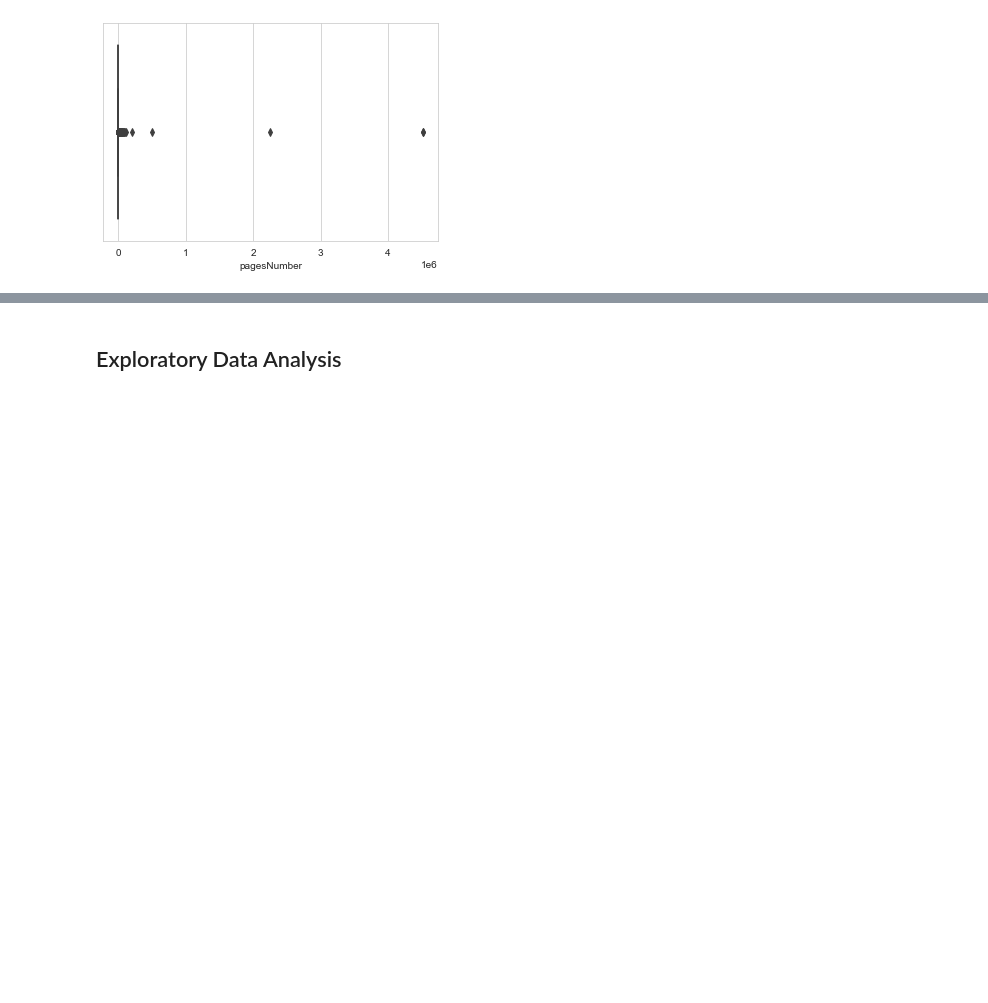
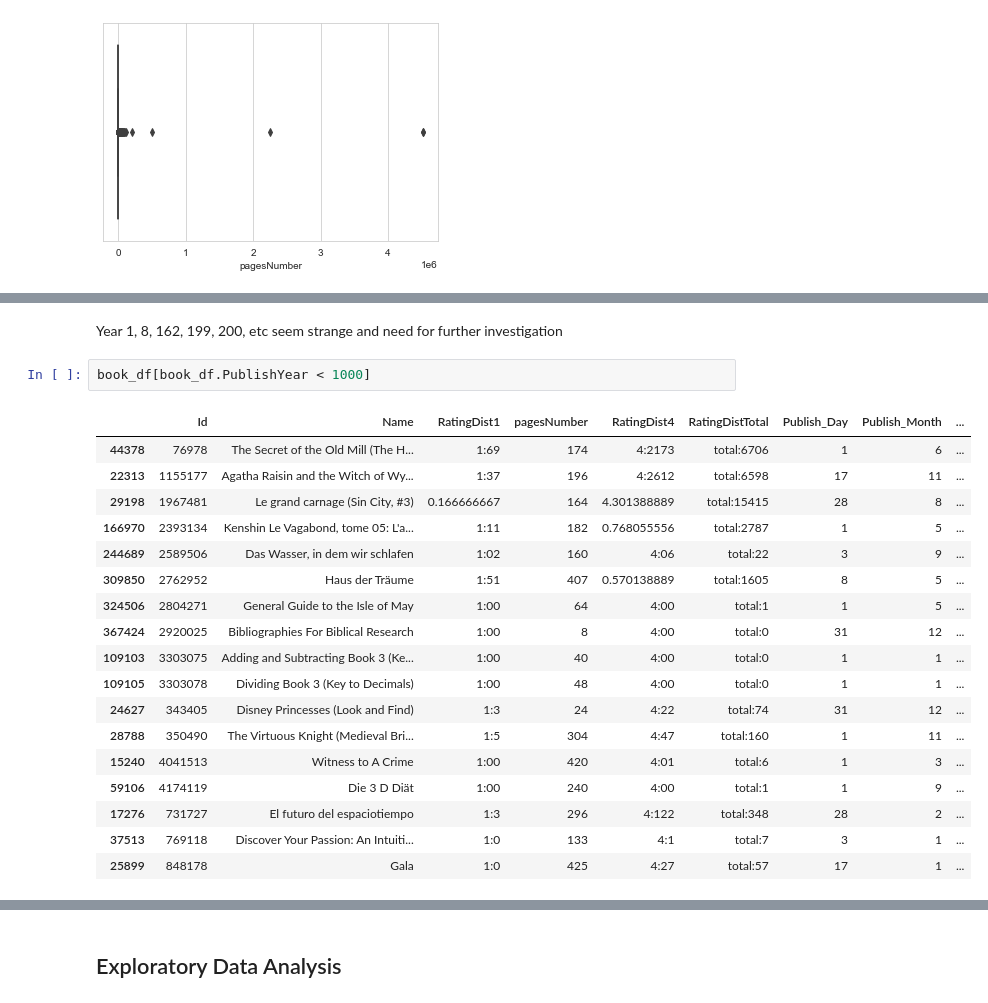
Before and after one commit to raydiwill/goodreads-portfolio, a Jupyter notebook: EDA.ipynb, the cells around one changed output, grey strips where cells are left out. Drawn from its saved outputs; the diff is of its cells as text; blank space fills up the shorter version.

```diff
--- a/EDA.ipynb
+++ b/EDA.ipynb
@@ -132,3 +195,26 @@ plt.show()
+# %% [markdown]
+Year 1, 8, 162, 199, 200, etc seem strange and need for further investigation
+# %%
+book_df[book_df.PublishYear < 1000]
+# %% [output]
+|  | Id | Name | RatingDist1 | pagesNumber | RatingDist4 | RatingDistTotal | Publish_Day | Publish_Month | ... |
+| 44378 | 76978 | The Secret of the Old Mill (The H... | 1:69 | 174 | 4:2173 | total:6706 | 1 | 6 | ... |
+| 22313 | 1155177 | Agatha Raisin and the Witch of Wy... | 1:37 | 196 | 4:2612 | total:6598 | 17 | 11 | ... |
+| 29198 | 1967481 | Le grand carnage (Sin City, #3) | 0.166666667 | 164 | 4.301388889 | total:15415 | 28 | 8 | ... |
+| 166970 | 2393134 | Kenshin Le Vagabond, tome 05: L'a... | 1:11 | 182 | 0.768055556 | total:2787 | 1 | 5 | ... |
+| 244689 | 2589506 | Das Wasser, in dem wir schlafen | 1:02 | 160 | 4:06 | total:22 | 3 | 9 | ... |
+| 309850 | 2762952 | Haus der Träume | 1:51 | 407 | 0.570138889 | total:1605 | 8 | 5 | ... |
+| 324506 | 2804271 | General Guide to the Isle of May | 1:00 | 64 | 4:00 | total:1 | 1 | 5 | ... |
+| 367424 | 2920025 | Bibliographies For Biblical Research | 1:00 | 8 | 4:00 | total:0 | 31 | 12 | ... |
+| 109103 | 3303075 | Adding and Subtracting Book 3 (Ke... | 1:00 | 40 | 4:00 | total:0 | 1 | 1 | ... |
+| 109105 | 3303078 | Dividing Book 3 (Key to Decimals) | 1:00 | 48 | 4:00 | total:0 | 1 | 1 | ... |
+| 24627 | 343405 | Disney Princesses (Look and Find) | 1:3 | 24 | 4:22 | total:74 | 31 | 12 | ... |
+| 28788 | 350490 | The Virtuous Knight (Medieval Bri... | 1:5 | 304 | 4:47 | total:160 | 1 | 11 | ... |
+| 15240 | 4041513 | Witness to A Crime | 1:00 | 420 | 4:01 | total:6 | 1 | 3 | ... |
+| 59106 | 4174119 | Die 3 D Diät | 1:00 | 240 | 4:00 | total:1 | 1 | 9 | ... |
+| 17276 | 731727 | El futuro del espaciotiempo | 1:3 | 296 | 4:122 | total:348 | 28 | 2 | ... |
+| 37513 | 769118 | Discover Your Passion: An Intuiti... | 1:0 | 133 | 4:1 | total:7 | 3 | 1 | ... |
+| 25899 | 848178 | Gala | 1:0 | 425 | 4:27 | total:57 | 17 | 1 | ... |
 # %%
 book_df[book_df.PublishYear > 2022]
 # %% [output]
```
Also changed, not shown: parts of 86 cells of this notebook.
